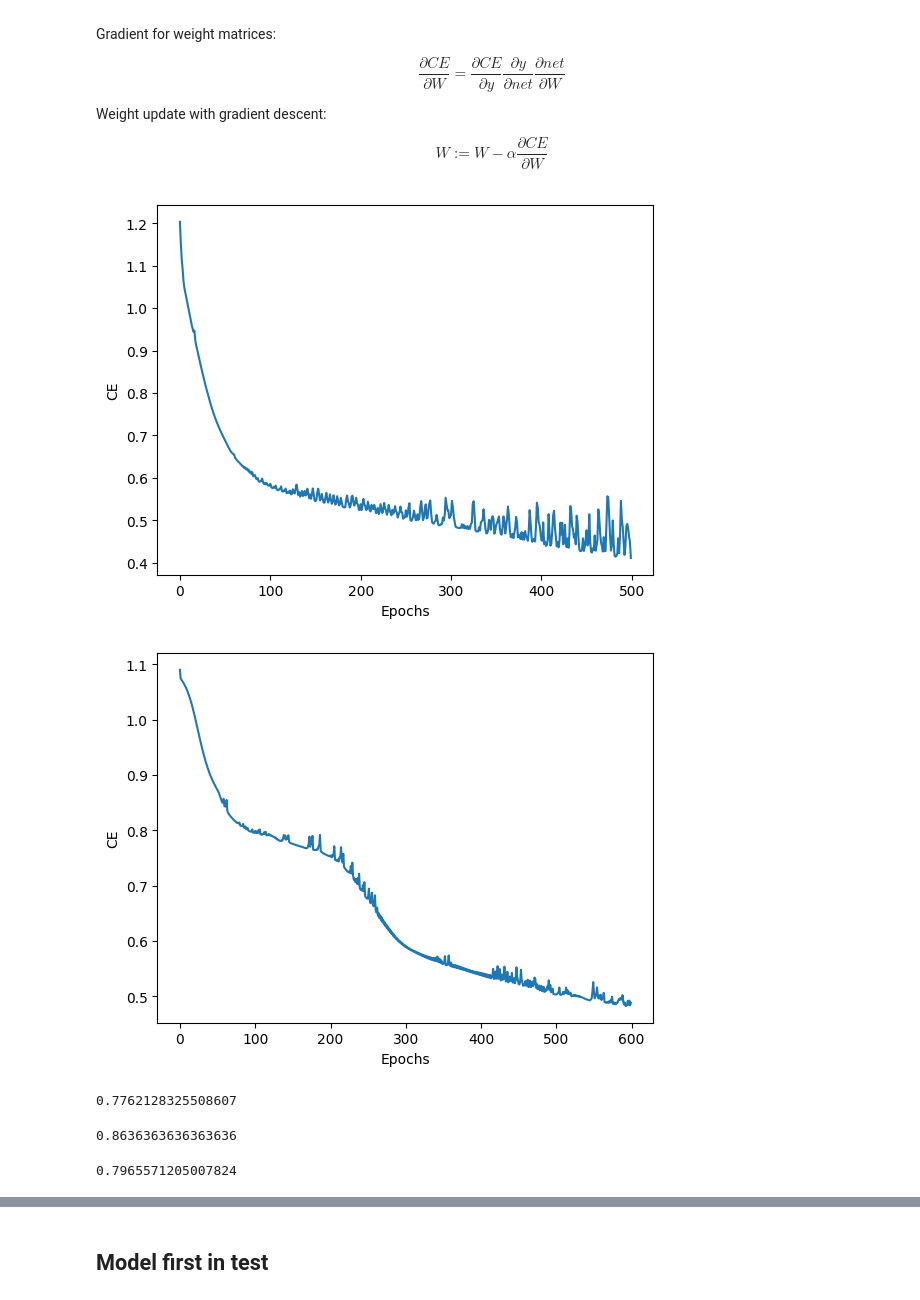
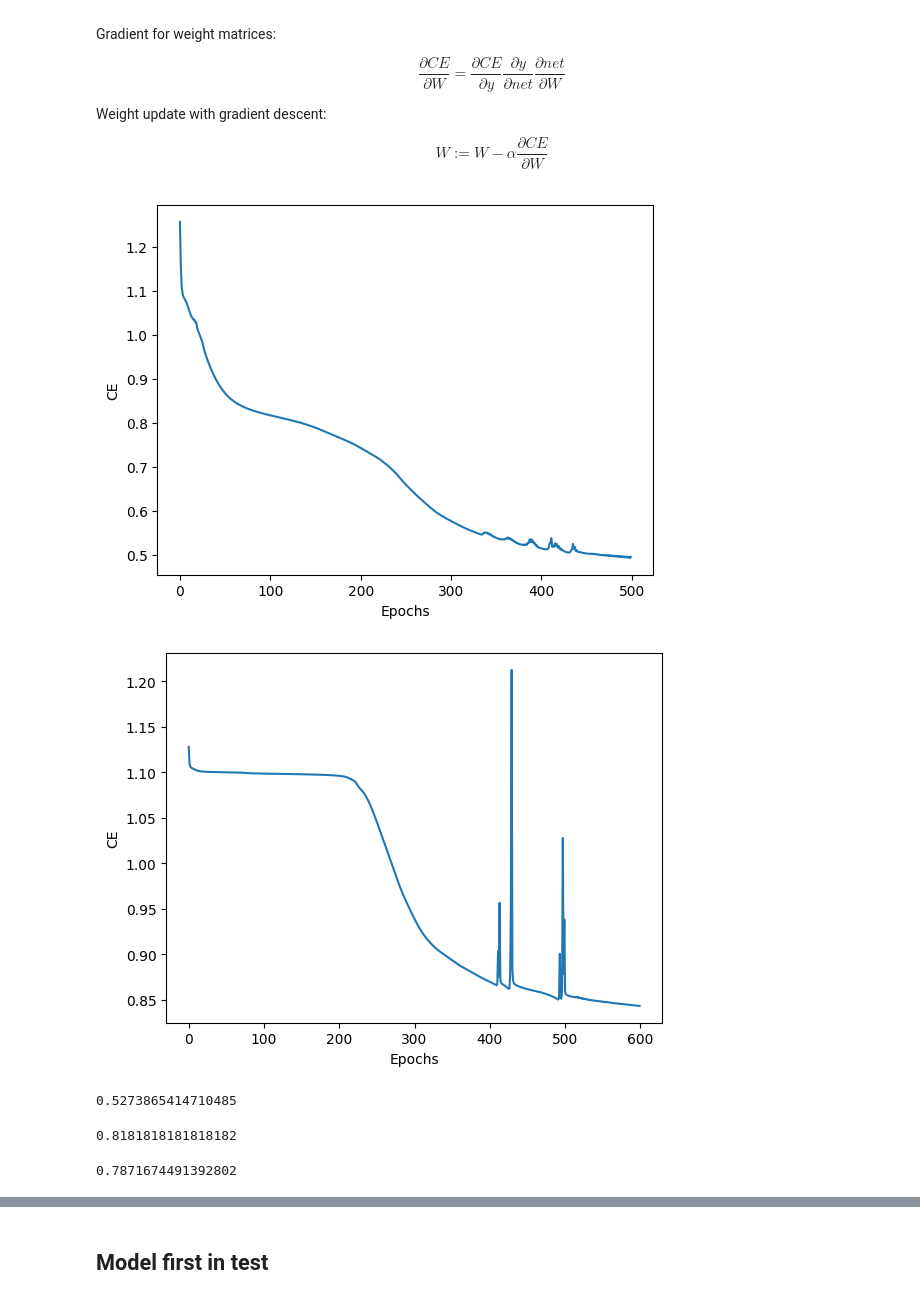
Before and after one commit to dat04567/classtification-sports, a Jupyter notebook: Processing.ipynb, the cells around one changed output, grey strips where cells are left out. Drawn from its saved outputs; the diff is of its cells as text; code cells hidden in the pictures.

```diff
--- a/Processing.ipynb
+++ b/Processing.ipynb
@@ -787,20 +787,20 @@ class FFSN_MultiClass:
       plt.show()
 # %%
 ffsn_multi = FFSN_MultiClass(4096,3 ,[3,3])
-ffsn_multi.fit(X_train,y_OH_train,epochs=500,learning_rate=3,display_loss=True)
+ffsn_multi.fit(X_train,y_OH_train,epochs=500,learning_rate=2,display_loss=True)
 # %% [output]
-[figure, old version]
+[figure, new version]
 # %%
 ffsn_multi_2 = FFSN_MultiClass(4096,3 ,[3,3])
-ffsn_multi_2.fit(X_train,y_OH_train,epochs=600,learning_rate=2.5,display_loss=True)
+ffsn_multi_2.fit(X_train,y_OH_train,epochs=600,learning_rate=2,display_loss=True)
 # %% [output]
-[figure, old version]
+[figure, new version]
 # %%
 Y_pred_val_2 = ffsn_multi_2.predict(X_test)
 Y_pred_val_2 = np.argmax(Y_pred_val_2,1)
 get_accuracy(Y_pred_val_2,y_test)
 # %% [output]
-0.7762128325508607
+0.5273865414710485
 # %%
 Y_pred_val = ffsn_multi.predict(X_test)
 Y_pred_val = np.argmax(Y_pred_val,1)
@@ -810,11 +810,11 @@ Y_pred_train = np.argmax(Y_pred_train,1)
 # %%
 get_accuracy(Y_pred_train,y_train)
 # %% [output]
-0.8636363636363636
+0.8181818181818182
 # %%
 get_accuracy(Y_pred_val,y_test)
 # %% [output]
-0.7965571205007824
+0.7871674491392802
 # %%
 plt.scatter(X_train[:,0], X_train[:,1], c=Y_pred_train, cmap=my_cmap, s=15*(np.abs(np.sign(Y_pred_train-y_train))+.1))
 plt.show()
```
Also changed, not shown: parts of 18 cells of this notebook, 24 other files.
